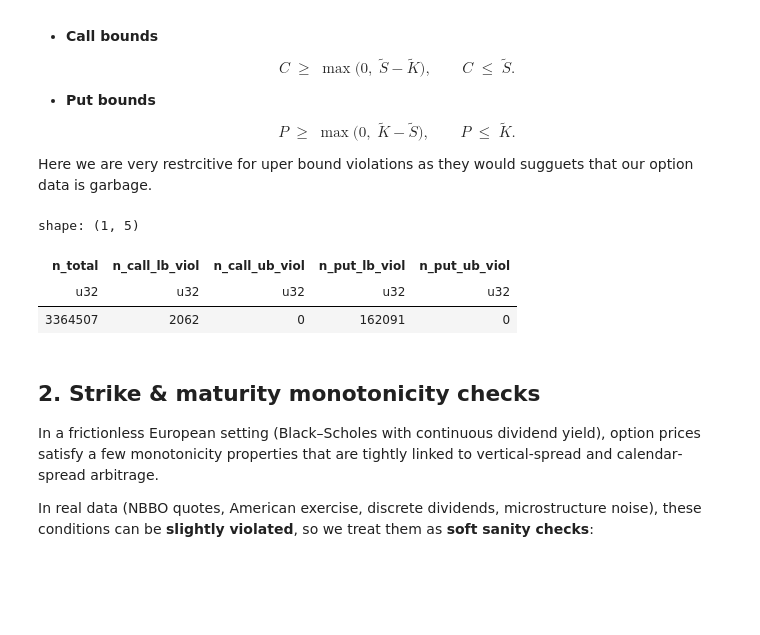
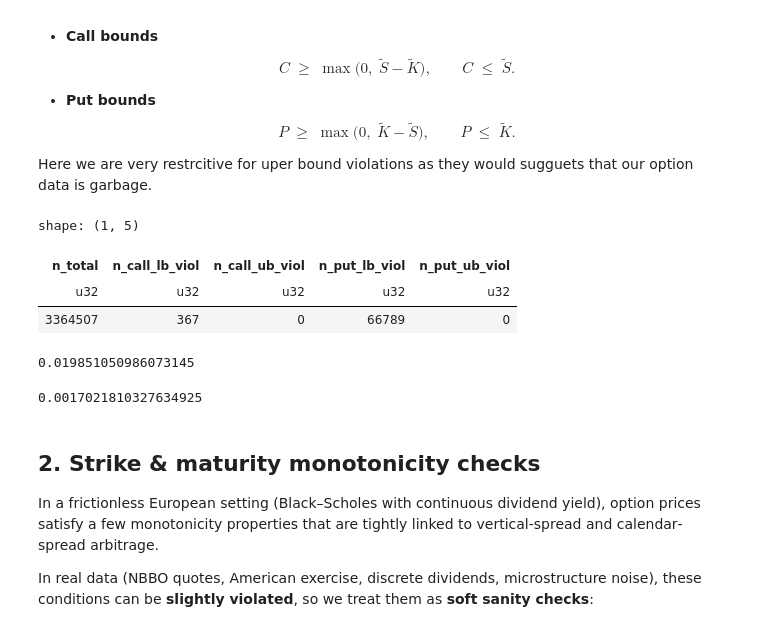
Before and after one commit to anthonymakarewicz/volatility-trading, a Jupyter notebook: notebooks/orats_spx_panel_eda_validation.ipynb, the cells around one changed output. Drawn from its saved outputs; the diff is of its cells as text; code cells hidden in the pictures; blank space fills up the shorter version.

```diff
--- a/notebooks/orats_spx_panel_eda_validation.ipynb
+++ b/notebooks/orats_spx_panel_eda_validation.ipynb
@@ -40,12 +43,15 @@ end = date(2025, 12, 31)
 
 delta_min = 0.01
 delta_max = 0.99
+dte_min = 1
+dte_max = 60
 
-lf = load_orats_panel_lazy("SPX")
+lf = load_orats_panel_lazy("SPY")
 lf = lf.filter(
     pl.col("trade_date").is_between(start, end),
     pl.col("call_delta").abs().is_between(delta_min, delta_max),
     pl.col("put_delta").abs().is_between(delta_min, delta_max),
+    pl.col("dte").abs().is_between(dte_min, dte_max),
 )
 
 df = lf.collect()
@@ -1049,0 +1061,18 @@ Most of the options we care are between 10 and 60 DTE below that options have to
+# %%
+ticker = yf.Ticker("SPY")
+divs = ticker.dividends          # sparse series on dividend dates
+divs.index = divs.index.tz_localize(None)
+
+prices = yf.download("SPY", start=start, end="2025-12-06", auto_adjust=False)["Close"]
+prices = prices.squeeze()
+
+# Align dividends to price index first
+divs = divs.reindex(prices.index).fillna(0.0)
+
+# Rolling 1-year dividend sum (calendar days)
+divs_annual = divs.rolling("365D").sum()
+
+q = divs_annual / prices  # approximate dividend yield
+q = np.log1p(q)          # approx continuous dividend yield
+q.name = "div_yield"
+q
@@ -1049,0 +1114,12 @@ Most of the options we care are between 10 and 60 DTE below that options have to
+# %%
+q_pl = (
+    pl.from_pandas(
+        q.to_frame(name="div_yield").reset_index(names="trade_date")
+    )
+    .with_columns(
+        pl.col("trade_date").cast(pl.Date)
+    )
+)
+
+df = df.join(q_pl, on="trade_date", how="left")
+df
@@ -1321,7 +1452,7 @@ df_bounds = (df.lazy()
         disc_r = (-pl.col("risk_free_rate") * pl.col("yte")).exp(),
         disc_q = (-pl.col("dividend_yield") * pl.col("yte")).exp(),
     ).with_columns(
-        spot_disc  = pl.col("spot_price") * pl.col("disc_q"),   # S e^{-qT}
+        spot_disc  = pl.col("underlying_price") * pl.col("disc_q") * pl.col("disc_r"),
         strike_disc = pl.col("strike") * pl.col("disc_r"),      # K e^{-rT}
     )
 )
@@ -1341,34 +1472,42 @@ df_bounds = df_bounds.with_columns(
         pl.col("strike_disc") - pl.col("spot_disc"),
     ),
     put_ub = pl.col("strike_disc"),
 )
 
 # --- 3) Flag violations -----------------------------------------------------
 df_bounds = df_bounds.with_columns(
     call_lb_violation = pl.col("call_mid_price") < (pl.col("call_lb") - TOL),
     call_ub_violation = pl.col("call_mid_price") > (pl.col("call_ub") + TOL),
 
     put_lb_violation  = pl.col("put_mid_price") < (pl.col("put_lb") - TOL),
     put_ub_violation  = pl.col("put_mid_price") > (pl.col("put_ub") + TOL),
 )
 
 # --- 4) Summary counts ------------------------------------------------------
 summary = df_bounds.select(
     pl.len().alias("n_total"),
 
     pl.col("call_lb_violation").sum().alias("n_call_lb_viol"),
     pl.col("call_ub_violation").sum().alias("n_call_ub_viol"),
 
     pl.col("put_lb_violation").sum().alias("n_put_lb_viol"),
     pl.col("put_ub_violation").sum().alias("n_put_ub_viol"),
 ).collect()
 
 summary
 # %% [output]
 shape: (1, 5)
 | n_total | n_call_lb_viol | n_call_ub_viol | n_put_lb_viol | n_put_ub_viol |
 | u32 | u32 | u32 | u32 | u32 |
-| 3364507 | 2062 | 0 | 162091 | 0 |
+| 3364507 | 367 | 0 | 66789 | 0 |
+# %%
+66789 / 3364507
+# %% [output]
+0.019851050986073145
+# %%
+5727 / 3364507
+# %% [output]
+0.0017021810327634925
 # %% [markdown]
 ## 2. Strike & maturity monotonicity checks
 
```
Also changed, not shown: parts of 49 cells of this notebook, 3 other files.
